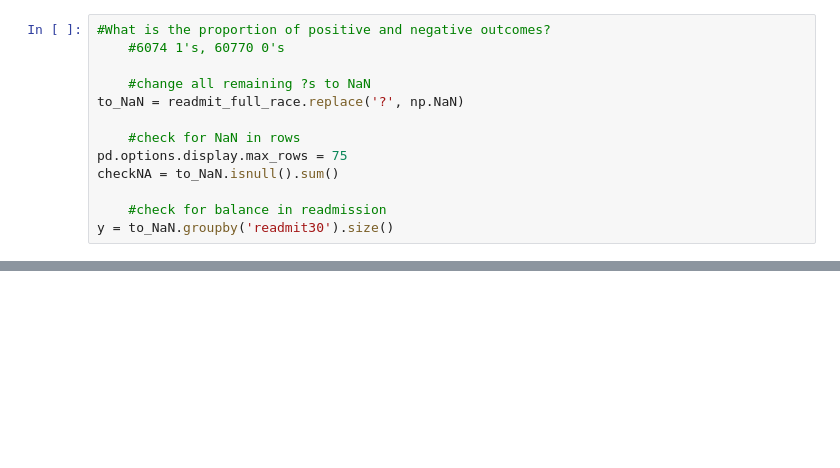
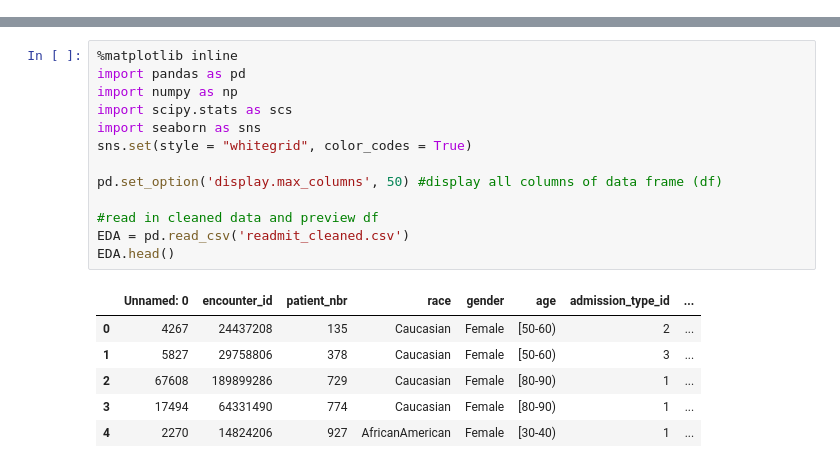
Before and after one commit to AOlden/sb-projects, a Jupyter notebook: diabetes_readmission/exploratory_analysis_diabetes_readmission.ipynb, the cells around one changed output, grey strips where cells are left out. Saved outputs shown, nothing was run; the diff lists cells and outputs as text; blank space fills up the shorter version.

```diff
--- a/diabetes_readmission/exploratory_analysis_diabetes_readmission.ipynb
+++ b/diabetes_readmission/exploratory_analysis_diabetes_readmission.ipynb
@@ -85,13 +0,0 @@ readmit_full_race = readmit_discharge_clean[((readmit_discharge_clean.race != '?
-# %%
-#What is the proportion of positive and negative outcomes?
-    #6074 1's, 60770 0's
-
-    #change all remaining ?s to NaN
-to_NaN = readmit_full_race.replace('?', np.NaN)
-
-    #check for NaN in rows
-pd.options.display.max_rows = 75
-checkNA = to_NaN.isnull().sum()
-
-    #check for balance in readmission
-y = to_NaN.groupby('readmit30').size()
@@ -182,0 +9,20 @@ ready.to_csv('readmit_for_trees.csv')
+# %%
+%matplotlib inline
+import pandas as pd
+import numpy as np
+import scipy.stats as scs
+import seaborn as sns
+sns.set(style = "whitegrid", color_codes = True)
+
+pd.set_option('display.max_columns', 50) #display all columns of data frame (df)
+
+#read in cleaned data and preview df
+EDA = pd.read_csv('readmit_cleaned.csv')
+EDA.head()
+# %% [output]
+|  | Unnamed: 0 | encounter_id | patient_nbr | race | gender | age | admission_type_id | ... |
+| 0 | 4267 | 24437208 | 135 | Caucasian | Female | [50-60) | 2 | ... |
+| 1 | 5827 | 29758806 | 378 | Caucasian | Female | [50-60) | 3 | ... |
+| 2 | 67608 | 189899286 | 729 | Caucasian | Female | [80-90) | 1 | ... |
+| 3 | 17494 | 64331490 | 774 | Caucasian | Female | [80-90) | 1 | ... |
+| 4 | 2270 | 14824206 | 927 | AfricanAmerican | Female | [30-40) | 1 | ... |
```
Also changed, not shown: parts of 40 cells of this notebook.
